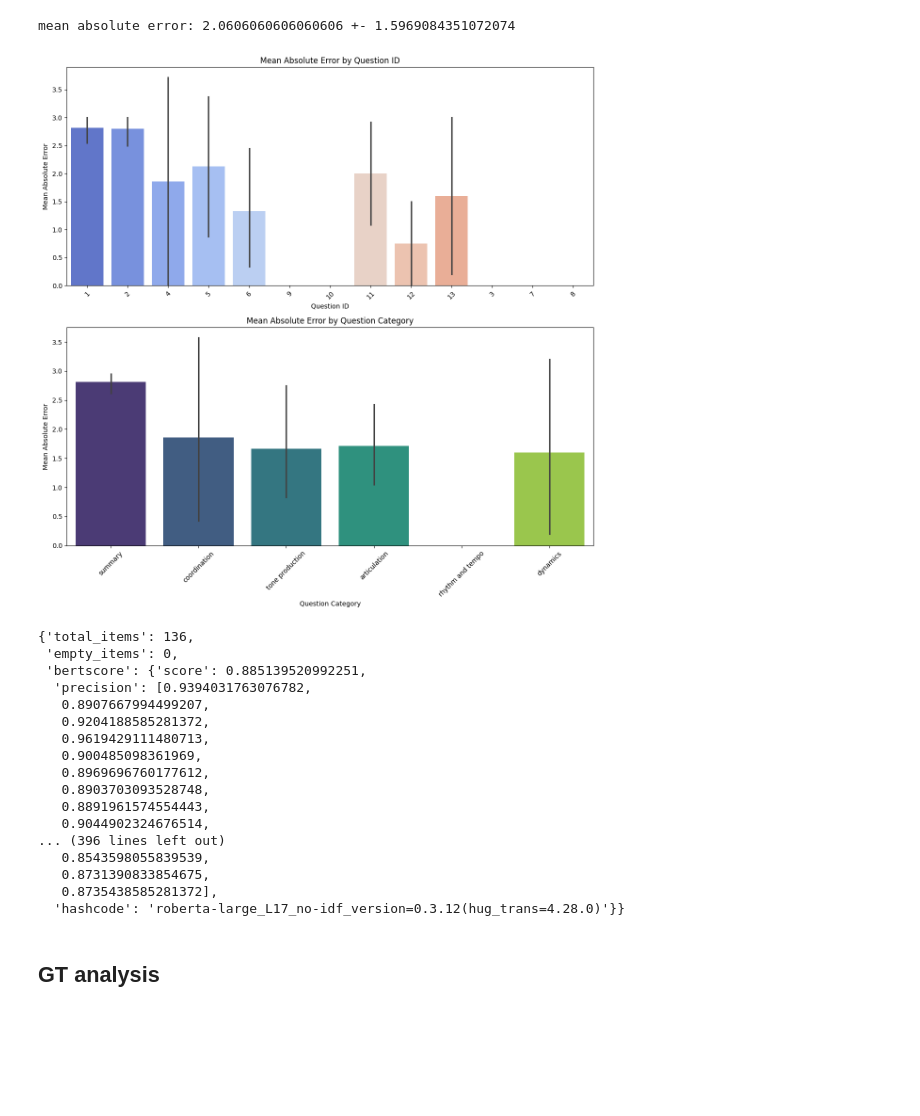
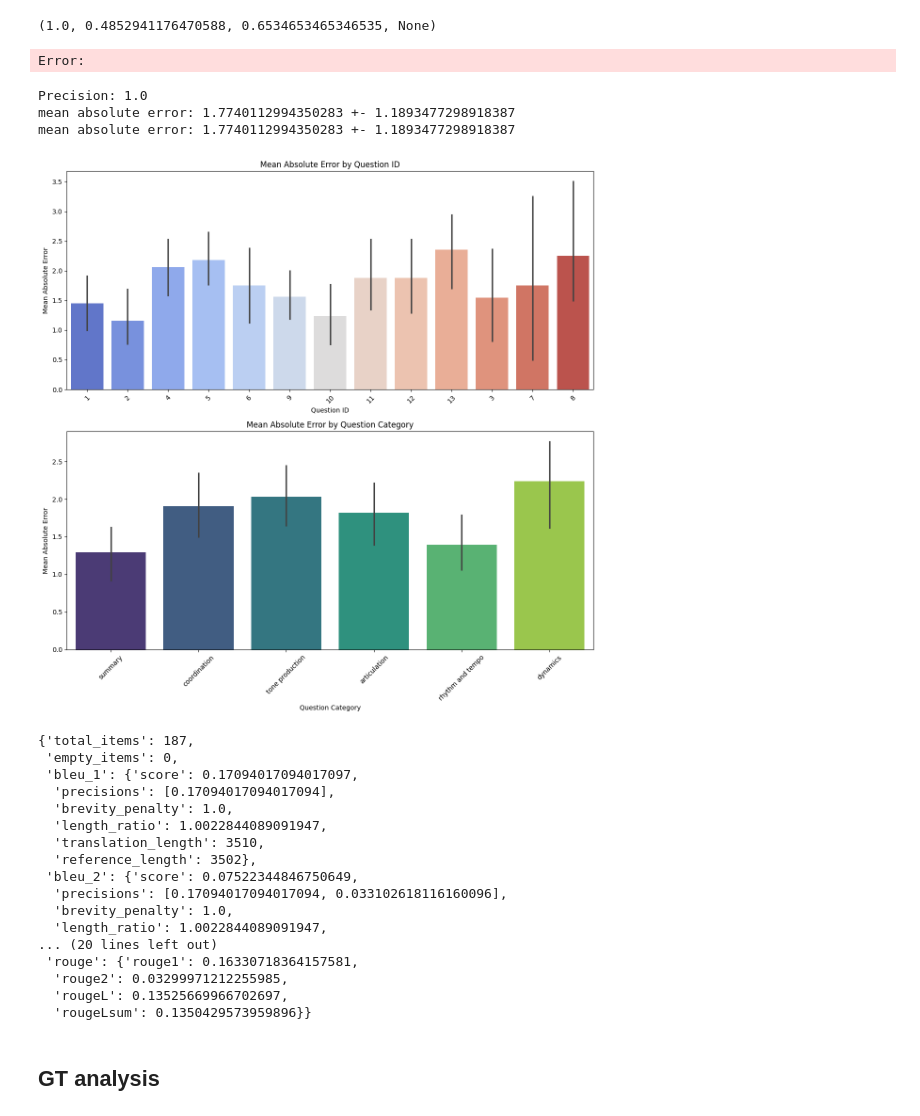
Before and after one commit to anusfoil/LLaQo, a Jupyter notebook: engine/results/analysis.ipynb, the cells around one changed output. Cells and saved outputs as stored; diff of their text form; code cells hidden in the pictures; blank space fills up the shorter version.

```diff
--- a/engine/results/analysis.ipynb
+++ b/engine/results/analysis.ipynb
@@ -18,6 +18,13 @@ llaqo_df[-5:]
 | 133 | /data/EECS-MachineListeningLab/da... | How would you rate the connectivi... | The connectivity of the lines is ... | 6.0 | 6 | No, the lines are not connected. | It could be a little stronger or ... | 11 | ... |
 | 134 | /data/EECS-MachineListeningLab/da... | How would you rate the sense of t... | The sense of tonality is rated as... | NaN | 4 | No, it is played with a sense of ... | Ending could be a little more pol... | 12 | ... |
 | 135 | /data/EECS-MachineListeningLab/da... | How would you rate the naturalnes... | The naturalness of the dynamics c... | 6.0 | 6 | Yes, the dynamics change is natur... | I think it plays in mf. | 13 | ... |
+# %%
+llaqo_df['validity'] = llaqo_df['mae'].notna().astype(int)
+
+precision_recall_fscore_support([1] * len(llaqo_df), llaqo_df['validity'], average='binary')
+# %% [output]
+(1.0, 0.4852941176470588, 0.6534653465346535, None)
+Error:
 # %%
 def overview(df):
 
@@ -57,14 +62,17 @@ def plot_by_qidx(df):
 
     plt.tight_layout()  # Adjust layout to not overlap
     plt.show()
-# %%
-plot_by_qidx(llaqo_df)
-# %% [output]
-mean absolute error: 2.0606060606060606 +- 1.5969084351072074
-[figure, removed]
+# %%
+overview(llaqo_df)
+plot_by_qidx(llaqo_df)
+# %% [output]
+Precision: 1.0
+mean absolute error: 1.7740112994350283 +- 1.1893477298918387
+mean absolute error: 1.7740112994350283 +- 1.1893477298918387
+[figure, added]
 # %%
-# scorer = Jury()
-scorer = Jury(metrics=['bertscore'])
+scorer = Jury()
+# scorer = Jury(metrics=['bertscore'])
 
 # predictions = [s[2:-2] for s in llaqo_df['verbal_output'].tolist()]
 predictions = llaqo_df['verbal_output'].tolist()
@@ -72,23 +80,23 @@ references = llaqo_df['verbal_gt'].tolist()
 scores = scorer(predictions=predictions, references=references)
 scores
 # %% [output]
-{'total_items': 136,
+{'total_items': 187,
  'empty_items': 0,
- 'bertscore': {'score': 0.885139520992251,
-  'precision': [0.9394031763076782,
-   0.8907667994499207,
-   0.9204188585281372,
-   0.9619429111480713,
-   0.900485098361969,
-   0.8969696760177612,
-   0.8903703093528748,
-   0.8891961574554443,
-   0.9044902324676514,
-... (396 lines left out)
-   0.8543598055839539,
-   0.8731390833854675,
-   0.8735438585281372],
-  'hashcode': 'roberta-large_L17_no-idf_version=0.3.12(hug_trans=4.28.0)'}}
+ 'bleu_1': {'score': 0.17094017094017097,
+  'precisions': [0.17094017094017094],
+  'brevity_penalty': 1.0,
+  'length_ratio': 1.0022844089091947,
+  'translation_length': 3510,
+  'reference_length': 3502},
+ 'bleu_2': {'score': 0.07522344846750649,
+  'precisions': [0.17094017094017094, 0.033102618116160096],
+  'brevity_penalty': 1.0,
+  'length_ratio': 1.0022844089091947,
+... (20 lines left out)
+ 'rouge': {'rouge1': 0.16330718364157581,
+  'rouge2': 0.03299971212255985,
+  'rougeL': 0.13525669966702697,
+  'rougeLsum': 0.1350429573959896}}
 # %% [markdown]
 ## GT analysis
 # %%
```
Also changed, not shown: parts of 2 cells of this notebook, 8 other files.
